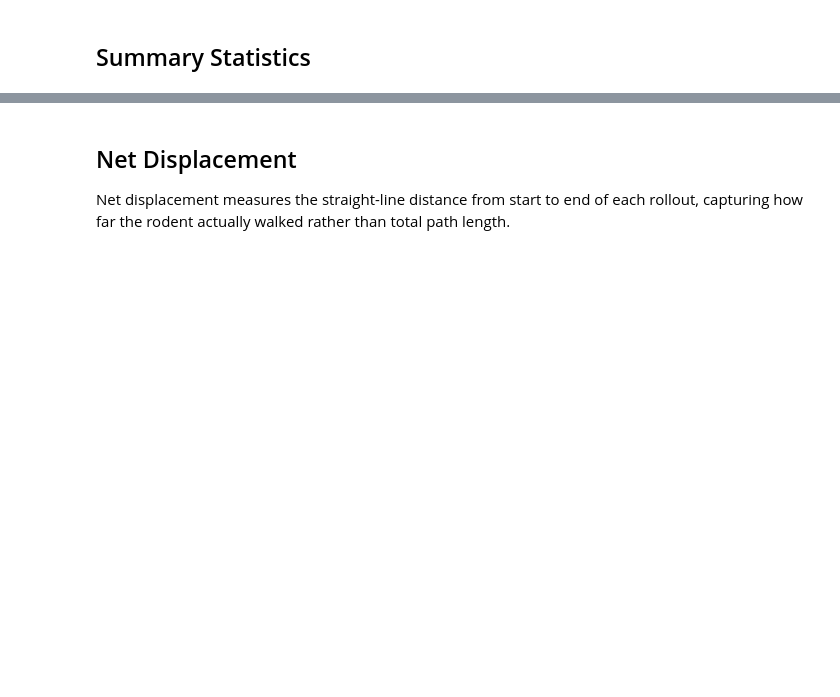
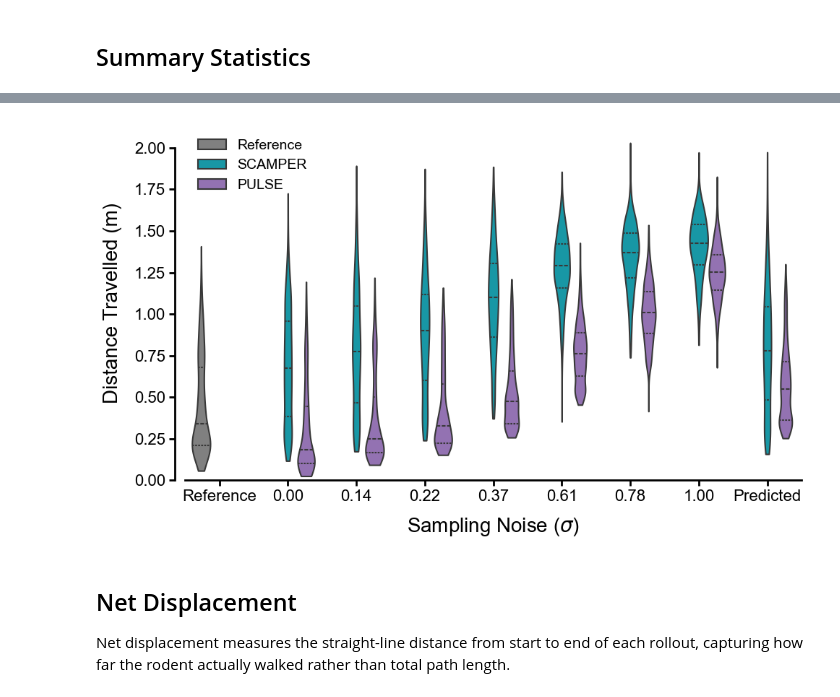
Before and after one commit to asirbu77/SCAMPER, a Jupyter notebook: notebooks/analysis/random_generation/distance_from_rollout_dataset.ipynb, the cells around one changed output, grey strips where cells are left out. Cells and saved outputs as stored; diff of their text form; code cells hidden in the pictures; blank space fills up the shorter version.

```diff
--- a/notebooks/analysis/random_generation/distance_from_rollout_dataset.ipynb
+++ b/notebooks/analysis/random_generation/distance_from_rollout_dataset.ipynb
@@ -301,0 +306,79 @@ Saved to /home/mila/a/aidan.sirbu/SCAMPER/notebooks/plots/random_generation/dist
+# %%
+matplotlib.rcParams["font.family"] = "Arial"
+
+color_a = (0 / 255, 170 / 255, 188 / 255)
+color_b = (148 / 255, 103 / 255, 189 / 255)
+color_ref = (0.5, 0.5, 0.5)
+
+# Build categorical sigma labels
+sigma_label_map = {
+    "deterministic": "0.00",
+    "std=0.135": "0.14",
+    "std=0.223": "0.22",
+    "std=0.368": "0.37",
+    "std=0.607": "0.61",
+    "std=0.779": "0.78",
+    "std=1.000": "1.00",
+    "predicted": "Predicted",
+}
+
+dist_violin_df = df[df["label"].isin(sigma_label_map)].copy()
+dist_violin_df["sigma"] = dist_violin_df["label"].map(sigma_label_map)
+
+# Add reference as a violin on the left
+if original_dist is not None:
+    ref_rows = pd.DataFrame({
+        "method": "Reference",
+        "sigma": "Reference",
+        "distance": original_dist,
+    })
+    dist_violin_df = pd.concat([ref_rows, dist_violin_df], ignore_index=True)
+
+sigma_order = ["Reference", "0.00", "0.14", "0.22", "0.37", "0.61", "0.78", "1.00", "Predicted"]
+dist_violin_df["sigma"] = pd.Categorical(dist_violin_df["sigma"], categories=sigma_order, ordered=True)
+
+fig, ax = plt.subplots(figsize=(10, 6))
+
+palette = {LABEL_A: color_a, LABEL_B: color_b, "Reference": color_ref}
+
+sns.violinplot(
+    data=dist_violin_df,
+    x="sigma",
+    y="distance",
+    hue="method",
+    inner="quart",
+    palette=palette,
+    linewidth=1.5,
+    order=sigma_order,
+    cut=0,
+    ax=ax,
+)
+
+ax.set_ylim(0, None)
+ax.set_xlabel("Sampling Noise ($\\sigma$)", fontsize=20, labelpad=12)
+ax.set_ylabel("Distance Travelled (m)", fontsize=20, labelpad=12)
+ax.tick_params(labelsize=16, width=2, length=6)
+ax.legend(fontsize=14, frameon=False)
+
+sns.despine(ax=ax)
+ax.spines["left"].set_position(("outward", 10))
+
+yticks = ax.get_yticks()
+ylim = ax.get_ylim()
+yticks = [t for t in yticks if ylim[0] <= t <= ylim[1]]
+if yticks:
+    ax.spines["left"].set_bounds(yticks[0], yticks[-1])
+
+for spine in ["left", "bottom"]:
+    ax.spines[spine].set_linewidth(2)
+
+plt.tight_layout()
+
+SAVE_DIR.mkdir(parents=True, exist_ok=True)
+dist_violin_save = f"{SAVE_NAME}_distance_violin"
+for ext in ["pdf", "svg", "png"]:
+    fig.savefig(SAVE_DIR / f"{dist_violin_save}.{ext}", bbox_inches="tight")
+print(f"Saved to {SAVE_DIR / dist_violin_save}.[pdf|svg|png]")
+
+plt.show()
+# %% [output]
@@ -302,3 +386,4 @@ Saved to /home/mila/a/aidan.sirbu/SCAMPER/notebooks/plots/random_generation/dist
+[figure, added]
 # %% [markdown]
 ## Net Displacement
 
```
Also changed, not shown: parts of 8 cells of this notebook.
